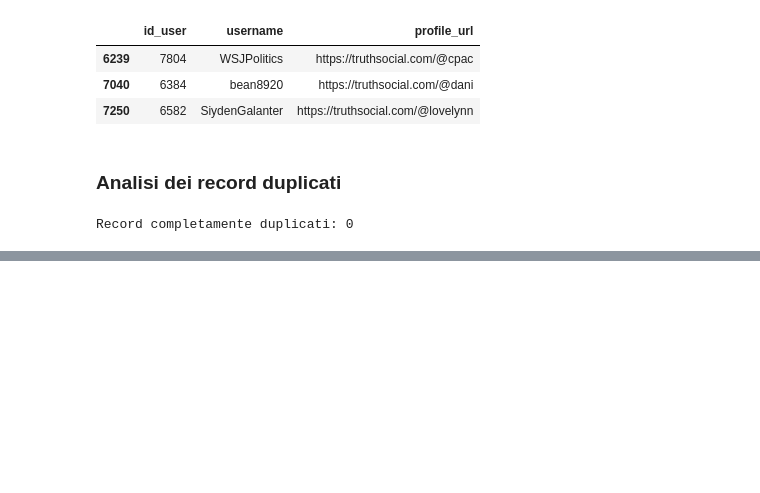
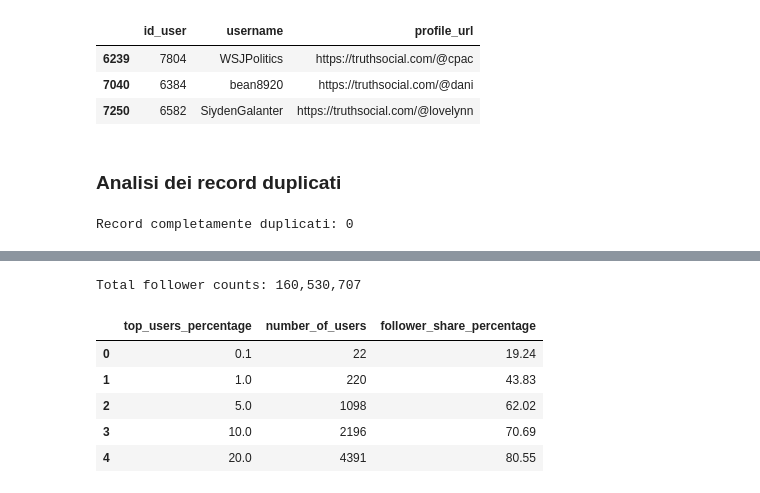
Before and after one commit to lorenzobuccolini03/Truth-Social-Analysis-and-Data-Warehousing---Decision-Support-Systems-, a Jupyter notebook: 01_assignment/01_02_explore_users.ipynb, the cells around one changed output, grey strips where cells are left out. Cells and saved outputs as stored; diff of their text form; code cells hidden in the pictures; blank space fills up the shorter version.

```diff
--- a/01_assignment/01_02_explore_users.ipynb
+++ b/01_assignment/01_02_explore_users.ipynb
@@ -756,0 +905,46 @@ NameError: name 'pd' is not defined
+# %%
+# Analyze how follower counts are concentrated among the most popular users
+# Only users with valid follower counts are considered
+
+# Sort users by follower count in descending order
+sorted_followers = valid_followers.sort_values(ascending=False)
+
+# Calculate the total number of follower connections reported
+total_followers = sorted_followers.sum()
+
+# Define the top user percentages to analyze
+top_percentages = [0.1, 1, 5, 10, 20]
+
+concentration_results = []
+
+# Calculate the share of total follower counts held by top users
+for pct in top_percentages:
+
+    # Determine the number of users included in each top group
+    n_top = max(1, int(np.ceil(len(sorted_followers) * pct / 100)))
+
+    # Sum follower counts for the top users
+    top_followers = sorted_followers.iloc[:n_top].sum()
+
+    # Calculate their share of the total
+    share = top_followers / total_followers * 100
+
+    concentration_results.append({
+        "top_users_percentage": pct,
+        "number_of_users": n_top,
+        "follower_share_percentage": share
+    })
+
+# Create and display the concentration summary
+concentration_df = pd.DataFrame(concentration_results)
+
+print("Total follower counts:", f"{total_followers:,}")
+display(concentration_df.round(2))
+# %% [output]
+Total follower counts: 160,530,707
+|  | top_users_percentage | number_of_users | follower_share_percentage |
+| 0 | 0.1 | 22 | 19.24 |
+| 1 | 1.0 | 220 | 43.83 |
+| 2 | 5.0 | 1098 | 62.02 |
+| 3 | 10.0 | 2196 | 70.69 |
+| 4 | 20.0 | 4391 | 80.55 |
```
Also changed, not shown: parts of 25 cells of this notebook, 1 other file.
